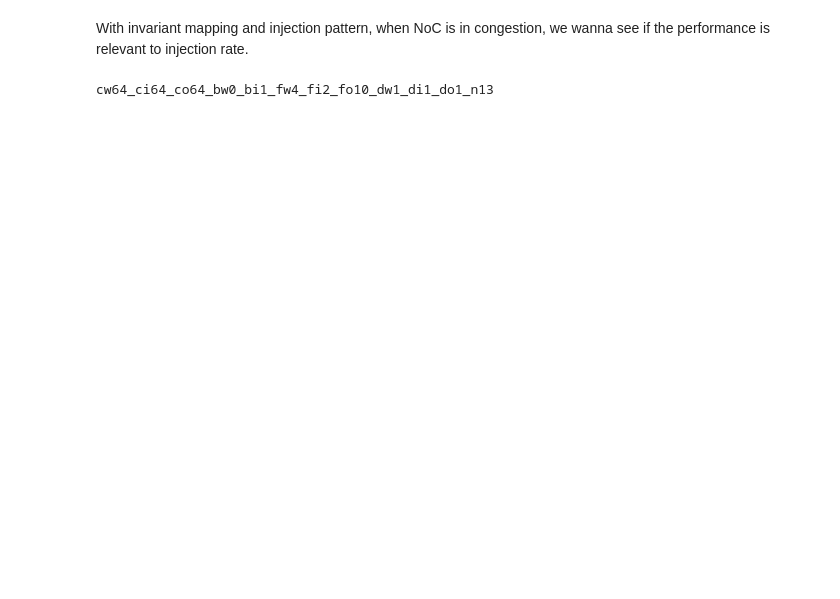
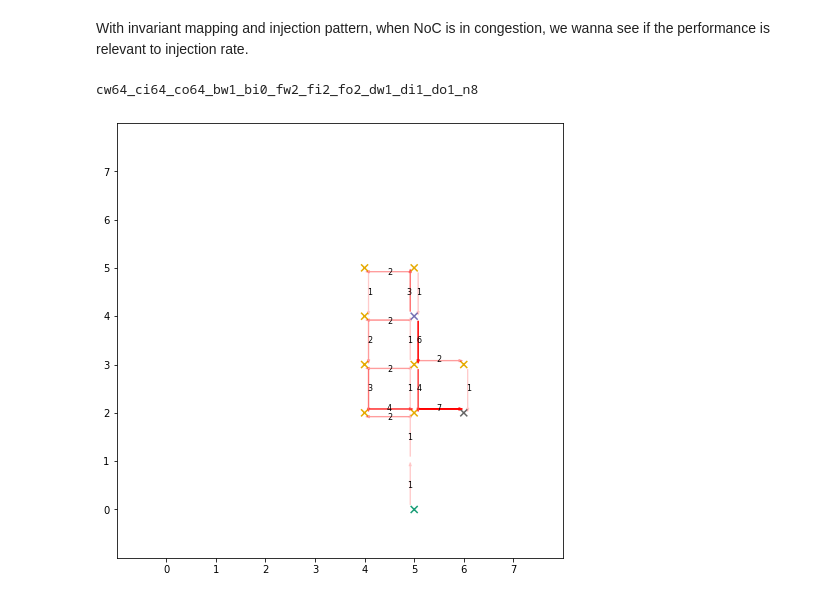
Before and after one commit to SuperVan-Young/gnn4noc, a Jupyter notebook: dataset/scripts/throughput.ipynb, the cells around one changed output. Cells and saved outputs as stored; diff of their text form; code cells hidden in the pictures; blank space fills up the shorter version.

```diff
--- a/dataset/scripts/throughput.ipynb
+++ b/dataset/scripts/throughput.ipynb
@@ -17,53 +21,92 @@ from graph_generator.hyper import HyperGraphGenerator
 # %%
-random_sample = True
+from re import template
+
+
+random_sample = False
+# seed = 1919810
+seed = 231411
+# seed = 32419031 # x:x:1
 # you can customize a sample here, or use a random sample.
 
+delay_tags =  ['delay_w', 'delay_i', 'delay_o']
 if random_sample is True:
-    sampler = LayerSampler(seed=1919810)
+    sampler = LayerSampler(seed=seed)
     sample = sampler.get_random_sample()
 
     # minimize delay to 1
-    delay_tags =  ['delay_w', 'delay_i', 'delay_o']
     min_delay = min([sample.params['delay_w'], sample.params['delay_i'], sample.params['delay_o']])
     for d in delay_tags:
         sample.params[d] = sample.params[d] // min_delay
-
-    print(sample)
-
 else:
     sample = LayerSample({
         'cnt_w': 64,
         'cnt_i': 64,
         'cnt_o': 64,
         'flit_w': 2,
-        'flit_i': 4,
-        'flit_o': 8,
+        'flit_i': 2,
+        'flit_o': 2,
         'delay_w': 1,
-        'delay_i': 2,
+        'delay_i': 1,
         'delay_o': 1,
-        'broadcast_w': 0,
-        'broadcast_i': 1,
+        'broadcast_w': 1,
+        'broadcast_i': 0,
         'worker': 8,
     })
+
+template_sample = sample
+print(template_sample)
 # %% [output]
-cw64_ci64_co64_bw0_bi1_fw4_fi2_fo10_dw1_di1_do1_n13
+cw64_ci64_co64_bw1_bi0_fw2_fi2_fo2_dw1_di1_do1_n8
 # %%
 # run simulation
+samples = []
+
 agent = FocusAgent(fake_trace=True, simulate=True)
 task_root = os.path.join(gc.dataset_root, "scripts", "throuput")
 if not os.path.exists(task_root):
     os.mkdir(task_root)
 
 # let's try exponential delay increment first
-factors = [1, 2, 4, 8, 16, 32, 64, 128, 256, 300, 400, 500, 600, 700, 800, 900, 1024]
-for factor in tqdm(factors):
-    sample_ = copy.deepcopy(sample)
-    for d in delay_tags:
-        sample_.params[d] *= factor
+# factors = [1, 2, 4, 8, 16, 32, 64, 128, 256, 300, 400, 500, 600, 700, 800, 900, 1024]
+factors = [ 2, 4, 8, 16, 32, 48, 64, 96, 128, 192, 256, 512, 1024]
+# factors = [2, 3, 4, 5, 6, 7, 8, 9, 10, 11, 12, 13, 14, 15, 16, 18, 20, 22, 24, 32, 48, 64]
+# for w_factor, in_factor in tqdm(itertools.product(factors, factors)):
+for w_factor in tqdm(factors):
+    # print(w_factor, in_factor)
+    # continue
+
+    sample_ = copy.deepcopy(template_sample)
+    # for d in delay_tags:
+    #     sample_.params[d] *= factor
+
+    # modify wsrc flit size
+    sample_.params['flit_w'] = w_factor
+    # sample_.params['flit_i'] = in_factor
+    samples.append(sample_)
 
     sample_.dump(task_root, "model")
     benchmark_path = os.path.join(task_root, "model.yaml")
     try:
         agent.run_focus(benchmark_path, 8, 1024, timeout=300, verbose=False)
     except TimeoutError:
-        print(f"Simulating factor={factor} timeout")
+        print(f"Simulation timeout")
+# %%
+# visualize the first sample
+def plot_sample_mapping(sample):
+
+    taskname = str(sample) + f"_b1w1024_8x8"
+
+    trace_parser = TraceParser(
+        agent.get_op_graph_path(taskname),
+        agent.get_outlog_path(taskname),
+        agent.get_routing_path(taskname),
+        agent.get_spec_path(taskname),
+    )
+    G = trace_parser.graph_parser.get_graph()
+    visualizer = OpGraphVisualizer(None, trace_parser)
+
+    visualizer.plot_mapping(str(sample))
+
+plot_sample_mapping(samples[0])
+# %% [output]
+[figure, added]
```
Also changed, not shown: parts of 4 cells of this notebook, 3 other files.
